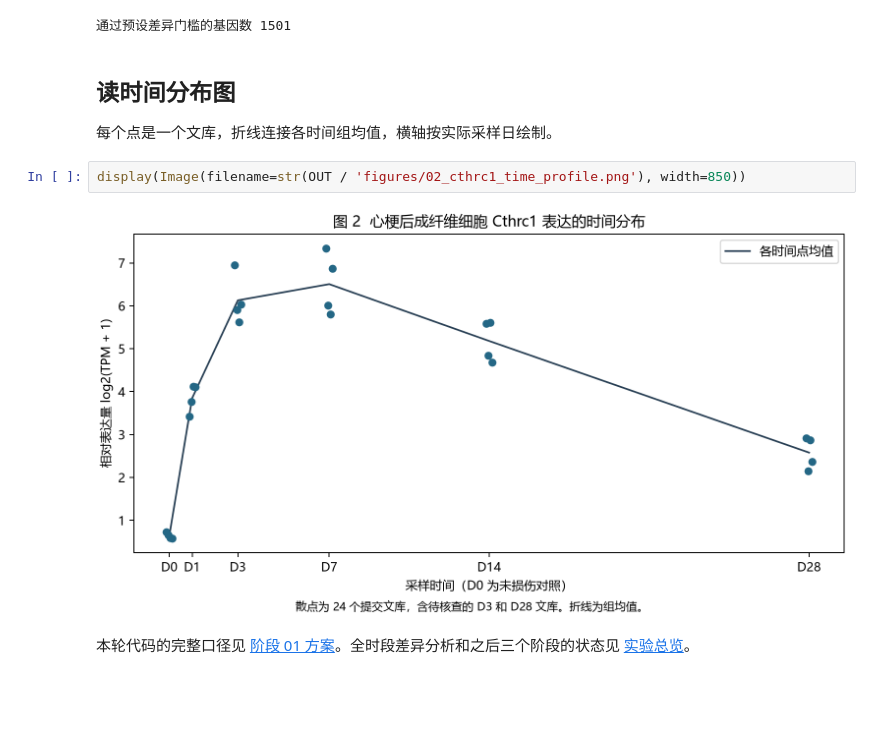
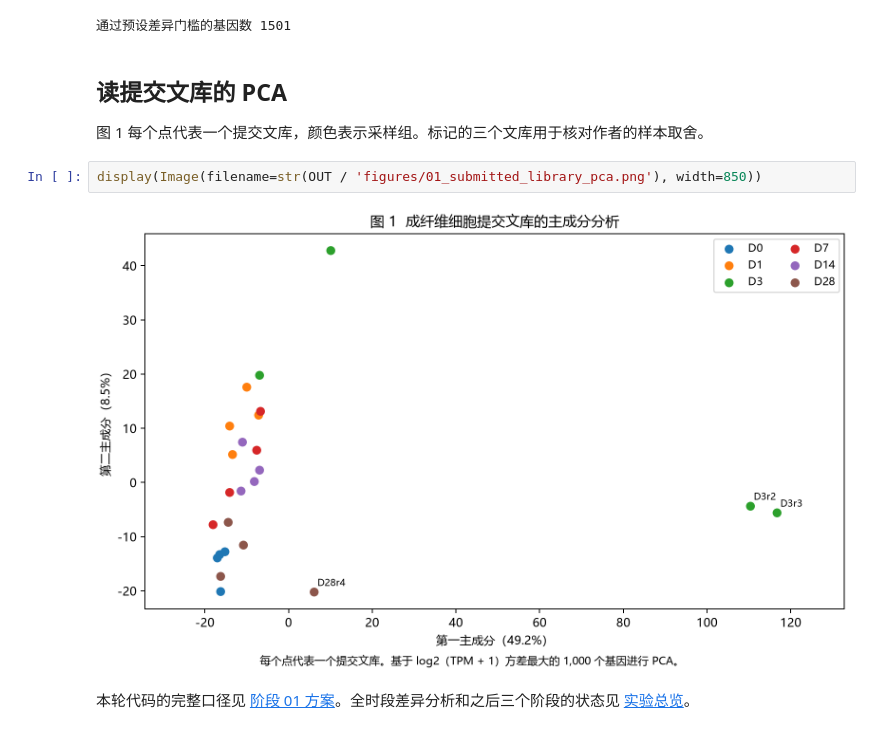
Before and after one commit to yunyun11cc/InfarctTrace, a Jupyter notebook: notebooks/01_gse252027_data_and_differential.ipynb, the cells around one changed output. Saved outputs shown, nothing was run; the diff lists cells and outputs as text; blank space fills up the shorter version.

```diff
--- a/notebooks/01_gse252027_data_and_differential.ipynb
+++ b/notebooks/01_gse252027_data_and_differential.ipynb
@@ -61,12 +61,12 @@ print('通过预设差异门槛的基因数', result['通过差异筛选'].eq('
 | ENSMUSG00000054196 | Cthrc1 | 7.832189 | 2.677949e-139 | 是 |
 通过预设差异门槛的基因数 1501
 # %% [markdown]
-## 读时间分布图
+## 读提交文库的 PCA
 
-每个点是一个文库，折线连接各时间组均值，横轴按实际采样日绘制。
+图 1 每个点代表一个提交文库，颜色表示采样组。标记的三个文库用于核对作者的样本取舍。
 # %%
-display(Image(filename=str(OUT / 'figures/02_cthrc1_time_profile.png'), width=850))
+display(Image(filename=str(OUT / 'figures/01_submitted_library_pca.png'), width=850))
 # %% [output]
-[figure, old version]
+[figure, new version]
 # %% [markdown]
 本轮代码的完整口径见 [阶段 01 方案](../experiments/01_preprocessing_differential/protocol.md)。全时段差异分析和之后三个阶段的状态见 [实验总览](../experiments/README.md)。
```
Also changed, not shown: 20 other files.
